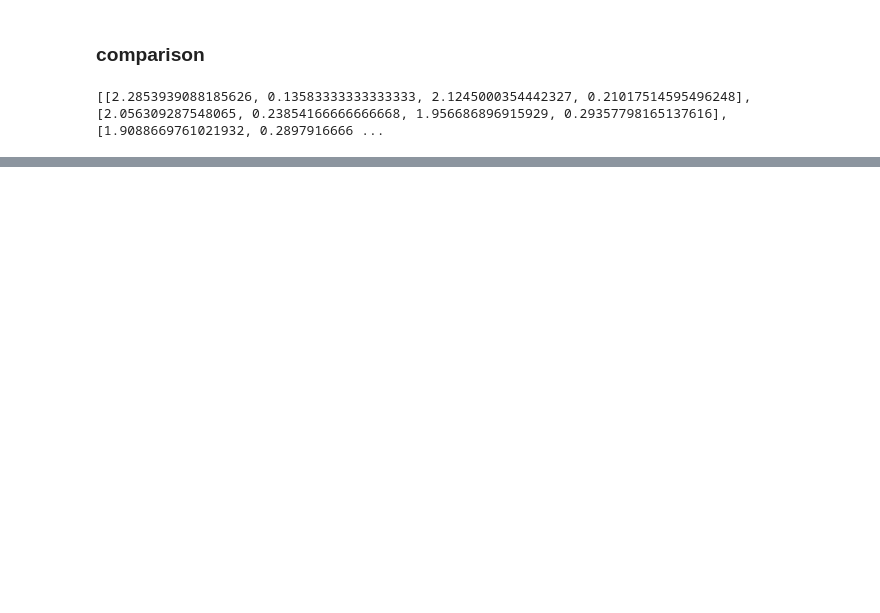
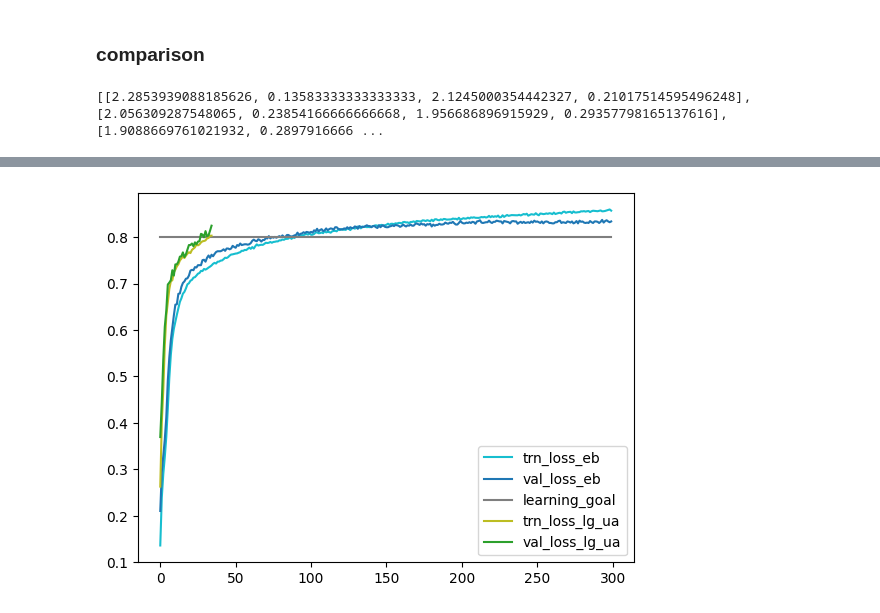
Before and after one commit to etshawncheng/CS231n, a Jupyter notebook: hw3.ipynb, the cells around one changed output, grey strips where cells are left out. Cells and saved outputs as stored; diff of their text form; code cells hidden in the pictures; blank space fills up the shorter version.

```diff
--- a/hw3.ipynb
+++ b/hw3.ipynb
@@ -315 +335,13 @@ plt.show()
+# %%
+plt.plot(x, [e[1] for e in EB_history], "tab:cyan", label="trn_loss_eb")
+plt.plot(x, [e[3] for e in EB_history], "tab:blue", label="val_loss_eb")
+plt.plot(x, [lg for _ in x], "tab:gray", label="learning_goal")
+plt.plot(x1, [e[1] for e in LG_UA_history], "tab:olive", label="trn_loss_lg_ua")
+plt.plot(x1, [e[3] for e in LG_UA_history], "tab:green", label="val_loss_lg_ua")
+# plt.plot(x2, [e[0] for e in EB_LG_UA_history], "tab:orange", label="trn_loss_eb_lg_ua")
+# plt.plot(x2, [e[2] for e in EB_LG_UA_history], "tab:red", label="val_loss_eb_lg_ua")
+plt.legend(loc="lower right")
+plt.show()
+# %% [output]
+[figure, added]
 # %%
```
Also changed, not shown: parts of 17 cells of this notebook.
